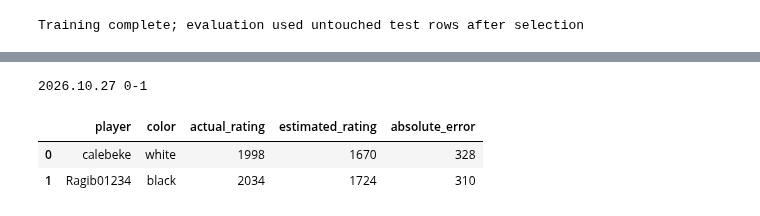
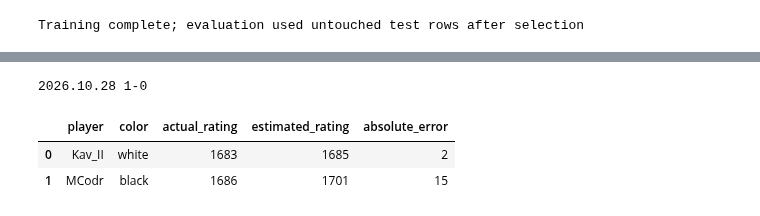
Before and after one commit to MCodrescu/ELO-Estimator, a Jupyter notebook: build_training_data.ipynb, the cells around one changed output, grey strips where cells are left out. Drawn from its saved outputs; the diff is of its cells as text; code cells hidden in the pictures.

```diff
--- a/build_training_data.ipynb
+++ b/build_training_data.ipynb
@@ -439,8 +441,8 @@ from datetime import datetime, timedelta, timezone
 from elo_model.analysis import AnalysisCache, StockfishAnalyzer
 from elo_model.game import GameInput
 
-username = "calebeke"
-game_index = 0
+username = "MCodr"
+game_index = 1
 
 current_month = datetime.now(timezone.utc).date().replace(day=1)
 previous_month = current_month - timedelta(days=1)
@@ -463,33 +465,33 @@ if not 0 <= game_index < len(recent_games):
 
 selected = recent_games.iloc[game_index+2]
 game = GameInput.from_pgn(selected["pgn"])
 
 with StockfishAnalyzer(
     settings.engine,
     AnalysisCache(settings.engine_cache_directory),
 ) as analyzer:
     _, analysis = analyzer.analyze(game, progress=True)
     estimates = predictor.predict_game(
         game, analysis, engine_metadata=analyzer.metadata
     )
 
 comparison = pd.DataFrame([
     {
         "player": selected[f"{color}_username"],
         "color": color,
         "actual_rating": selected[f"{color}_rating"],
         "estimated_rating": round(estimates[color]),
     }
     for color in ("white", "black")
 ])
 comparison["absolute_error"] = (
     comparison["estimated_rating"] - comparison["actual_rating"]
 ).abs()
 
 print(game.headers.get("Date"), game.headers.get("Result"))
 display(comparison)
 # %% [output]
-2026.10.27 0-1
+2026.10.28 1-0
 |  | player | color | actual_rating | estimated_rating | absolute_error |
-| 0 | calebeke | white | 1998 | 1670 | 328 |
-| 1 | Ragib01234 | black | 2034 | 1724 | 310 |
+| 0 | Kav_II | white | 1683 | 1685 | 2 |
+| 1 | MCodr | black | 1686 | 1701 | 15 |
```
Also changed, not shown: parts of 4 cells of this notebook, 8 other files.
